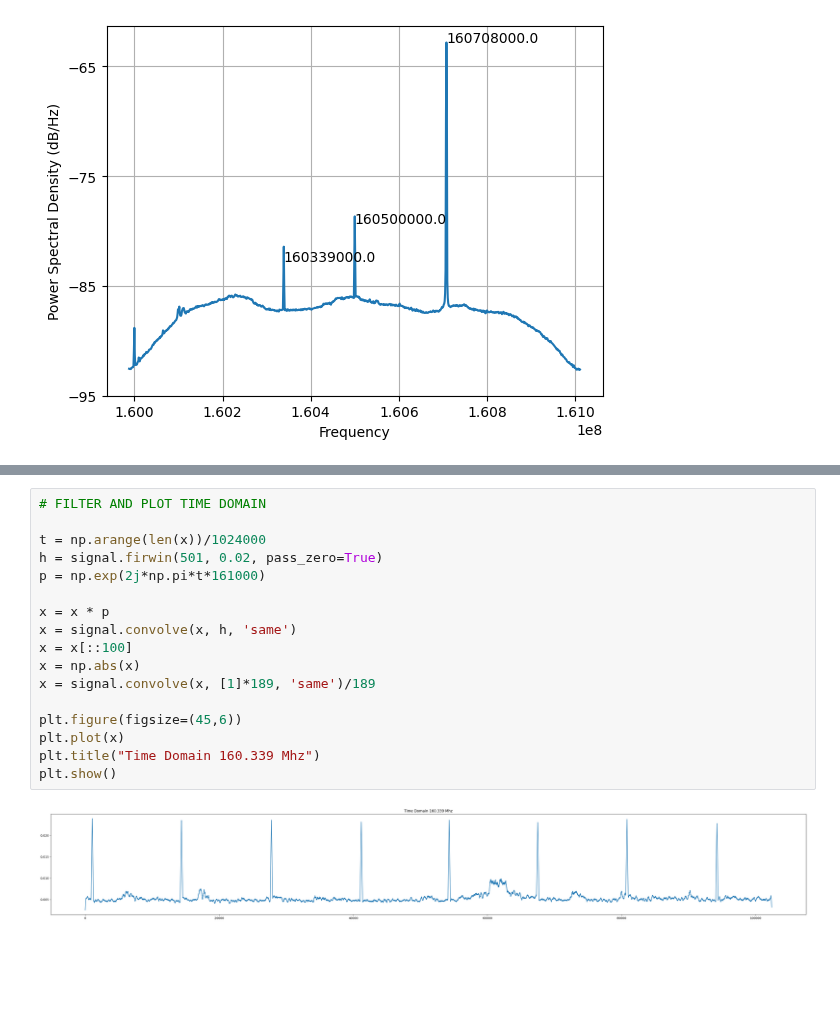
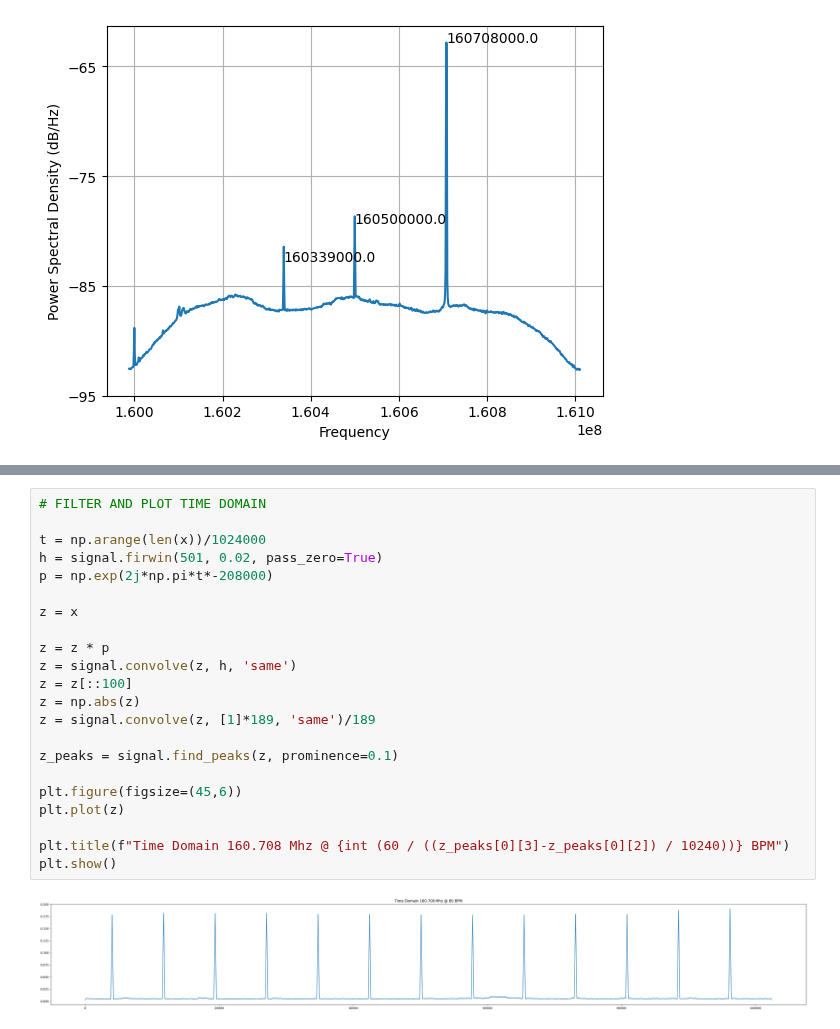
Before and after one commit to bigalnz/test_fft, a Jupyter notebook: notebooks/psd_airspy.ipynb, the cells around one changed output, grey strips where cells are left out. Cells and saved outputs as stored; diff of their text form; blank space fills up the shorter version.

Commit message:
More plots

```diff
--- a/notebooks/psd_airspy.ipynb
+++ b/notebooks/psd_airspy.ipynb
@@ -50,19 +75,24 @@ plt.show()
 # %%
 # FILTER AND PLOT TIME DOMAIN
 
 t = np.arange(len(x))/1024000
 h = signal.firwin(501, 0.02, pass_zero=True)
-p = np.exp(2j*np.pi*t*161000)
+p = np.exp(2j*np.pi*t*-208000)
 
-x = x * p
-x = signal.convolve(x, h, 'same')
-x = x[::100]
-x = np.abs(x)
-x = signal.convolve(x, [1]*189, 'same')/189
+z = x
+
+z = z * p
+z = signal.convolve(z, h, 'same')
+z = z[::100]
+z = np.abs(z)
+z = signal.convolve(z, [1]*189, 'same')/189
+
+z_peaks = signal.find_peaks(z, prominence=0.1)
 
 plt.figure(figsize=(45,6))
-plt.plot(x)
-plt.title("Time Domain 160.339 Mhz")
+plt.plot(z)
+
+plt.title(f"Time Domain 160.708 Mhz @ {int (60 / ((z_peaks[0][3]-z_peaks[0][2]) / 10240))} BPM")
 plt.show()
 # %% [output]
-[figure, old version]
+[figure, new version]
```
Also changed, not shown: parts of 2 cells of this notebook.
